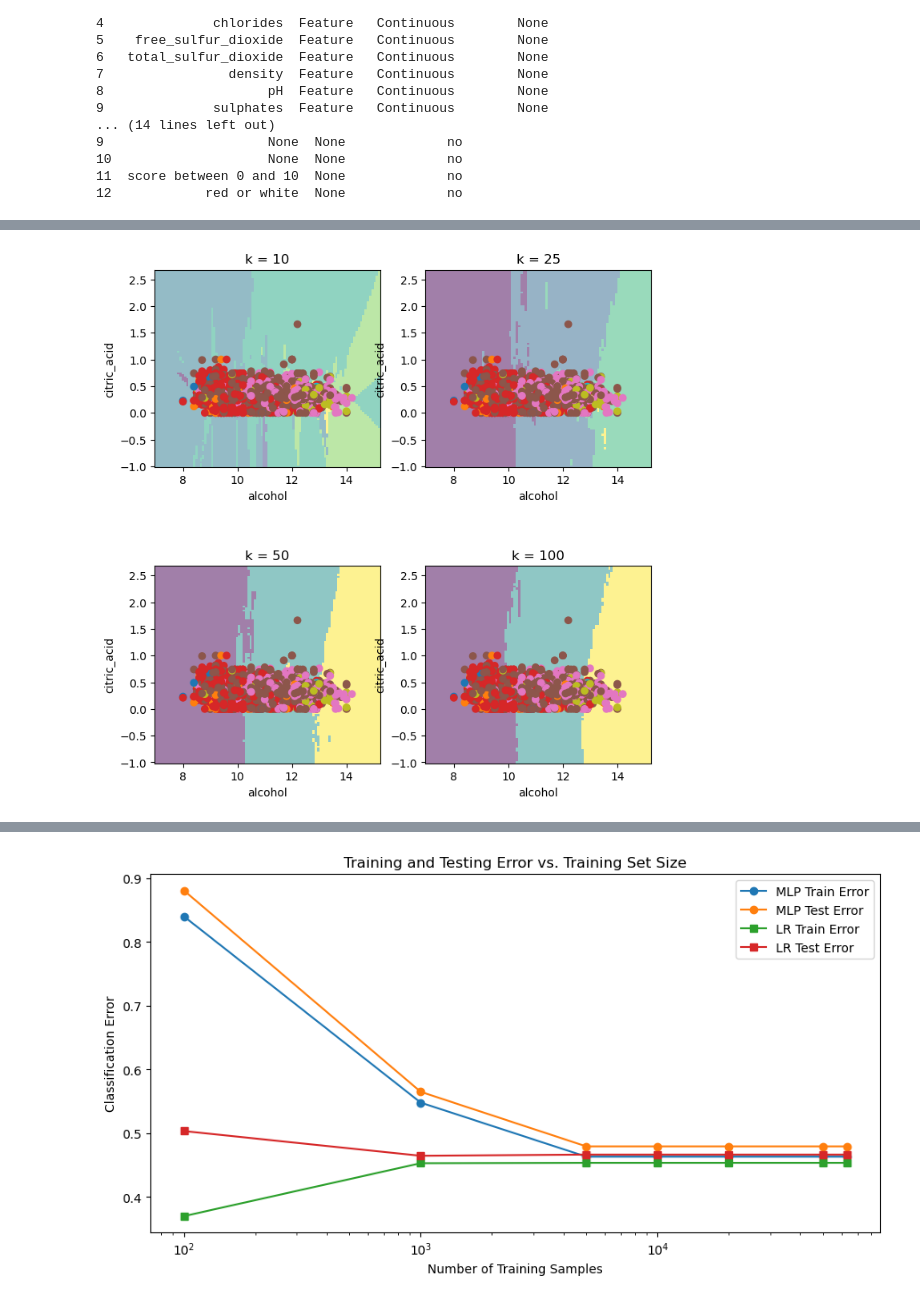
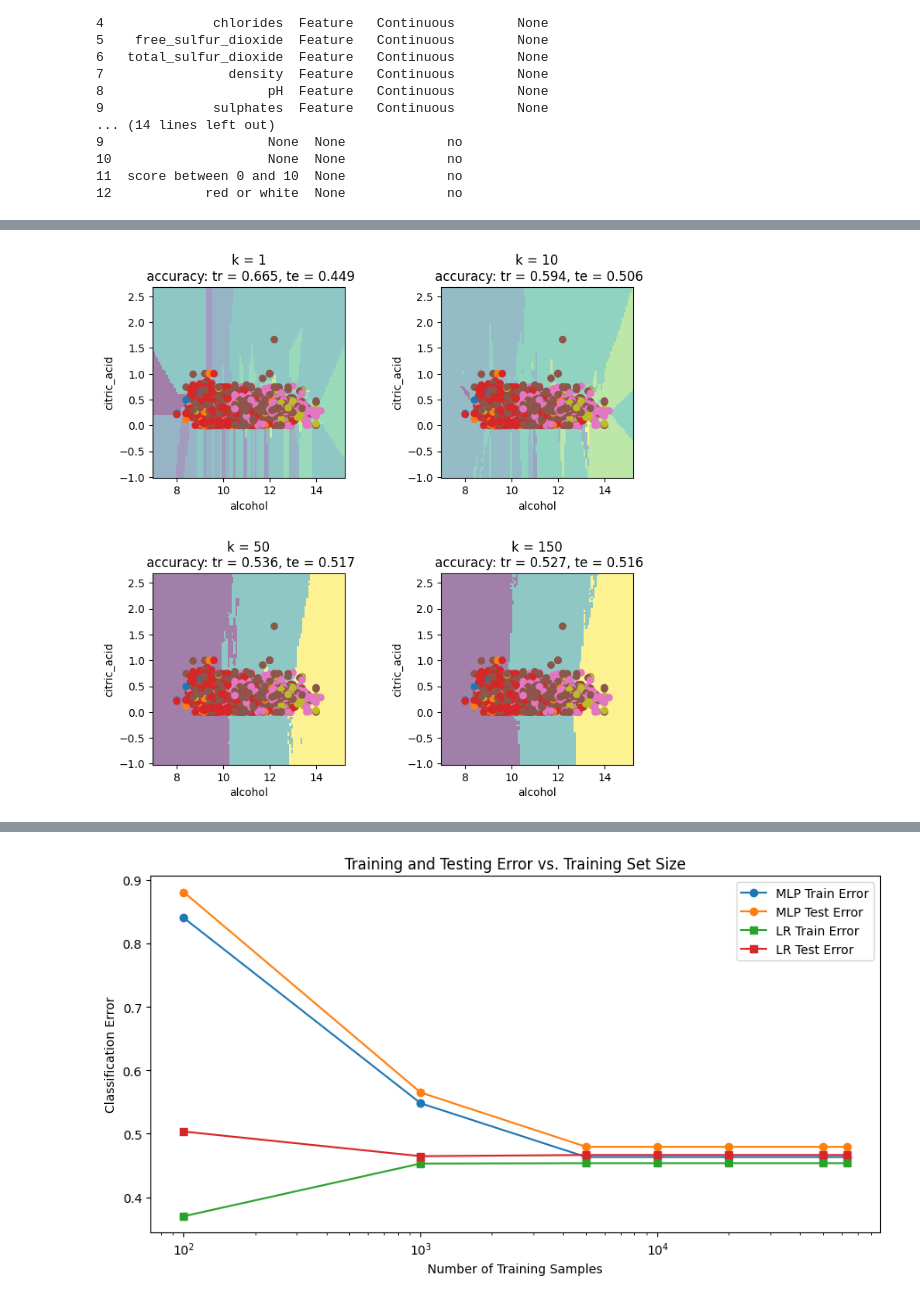
Before and after one commit to mxxntiny/ML_winter26, a Jupyter notebook: ML_project.ipynb, the cells around one changed output, grey strips where cells are left out. Cells and saved outputs as stored; diff of their text form; code cells hidden in the pictures.

```diff
--- a/ML_project.ipynb
+++ b/ML_project.ipynb
@@ -86,28 +79,28 @@ plot_kwargs = {'cmap': 'viridis',
 # %%
 figure, axes = plt.subplots(2, 2, figsize=(8, 8))
 
-### YOUR CODE STARTS HERE ###
-plt.subplots_adjust(hspace=0.5)
+plt.subplots_adjust(hspace=0.5, wspace=0.5)
 label_enc = LabelEncoder()
 y_vs = label_enc.fit_transform(y_tr)
 
 #looking at alc and chlorides only
 X_tr_2 = X_tr[['alcohol','citric_acid']]
 X_te_2 = X_te[['alcohol','citric_acid']]
 
 i = 0
-for k in [10, 25, 50, 100]:
+for k in [1, 10, 50, 150]:
     knn_class = KNeighborsClassifier(n_neighbors=k)
     knn_class.fit(X_tr_2, y_tr)
     y_pred_tr = knn_class.predict(X_tr_2)
     y_pred_te = knn_class.predict(X_te_2)
     disp = DecisionBoundaryDisplay.from_estimator(knn_class, X_tr_2,
                                                   ax = axes[i//2, i%2], **plot_kwargs)
     axes[i//2, i%2].scatter(X_tr_2['alcohol'], X_tr_2["citric_acid"],
                             c=y_vs, cmap='tab10')
-    axes[i//2, i%2].set_title(f'k = {k}')
-    i+=1
+    axes[i//2, i%2].set_title(
+        f'k = {k}\n accuracy: tr = {accuracy_score(y_tr, y_pred_tr):.3f}, te = {accuracy_score(y_te, y_pred_te):.3f}')
+    i += 1
 
 plt.show()
 # %% [output]
-[figure, old version]
+[figure, new version]
```
Also changed, not shown: parts of 8 cells of this notebook.
